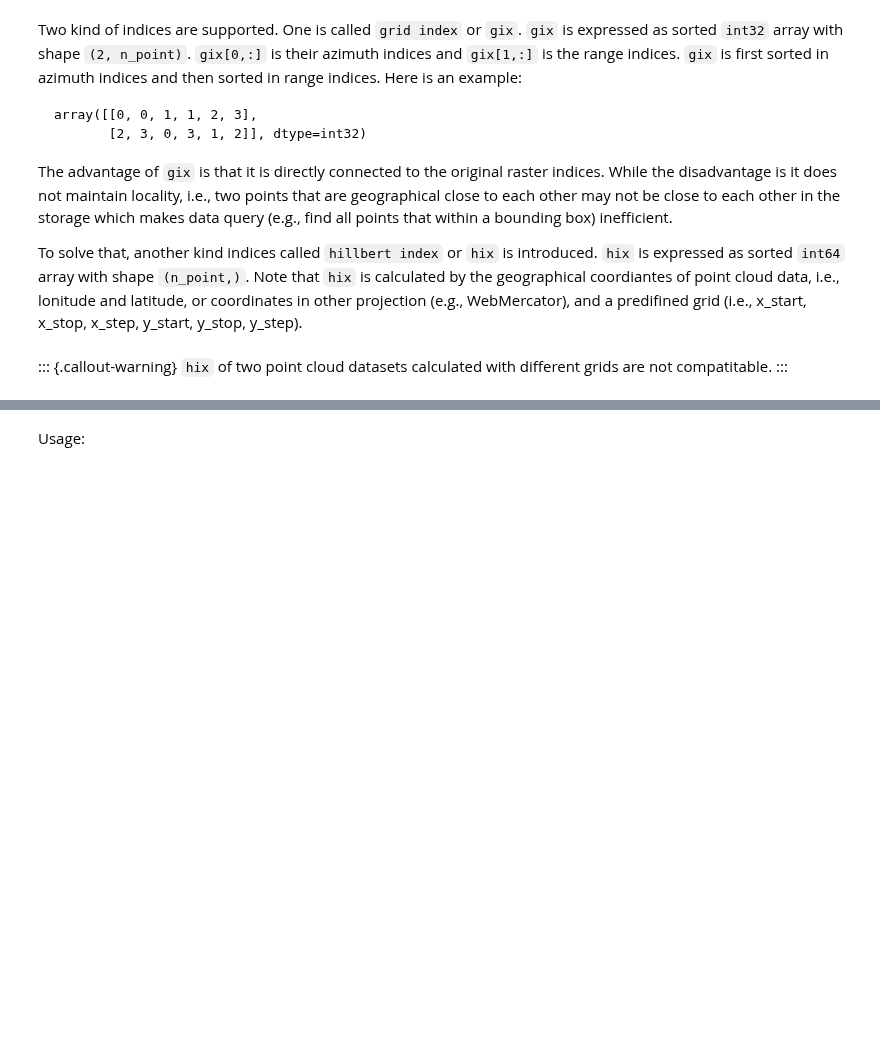
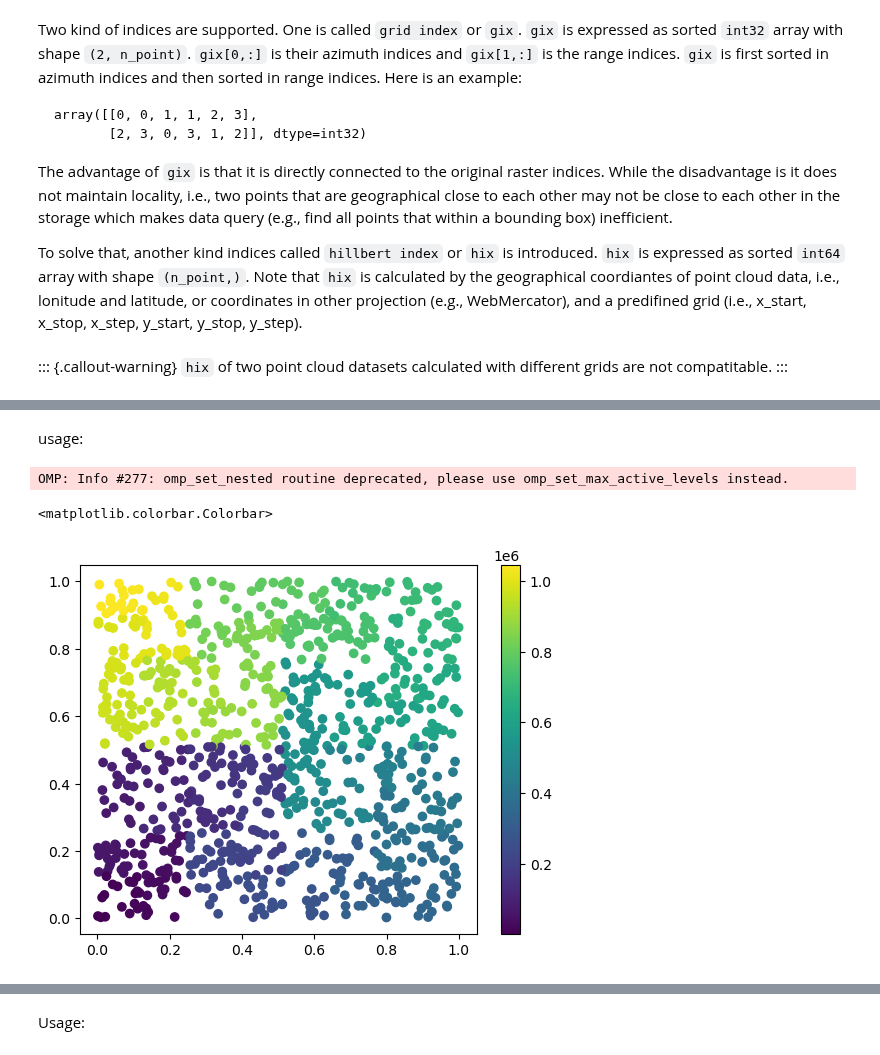
Before and after one commit to kanglcn/moraine, a Jupyter notebook: nbs/API/pc.ipynb, the cells around one changed output, grey strips where cells are left out. Saved outputs shown, nothing was run; the diff lists cells and outputs as text; code cells hidden in the pictures; blank space fills up the shorter version.

Commit message:
add coord_, utils_, add cli.pc_plot series

```diff
--- a/nbs/API/pc.ipynb
+++ b/nbs/API/pc.ipynb
@@ -79,0 +225,33 @@ def _ras_dims(gix1:Union[np.ndarray,cp.ndarray], # int array, grid index of the
+# %%
+#| export
+def pc_hix(x:np.array, # horizonal coordinate
+           y:np.array, # vertical coordinate
+           bbox:list, # [x0, y0, xm, ym]
+           interval:list # [x_interval, y_interval], cell size to make every cell has only one point falled in.
+          )->np.array:
+    '''Compute the hillbert index for point cloud data.'''
+    x0, y0, xm, ym = bbox
+    dx, dy = interval
+    nx = math.ceil((xm-x0)/dx)
+    ny = math.ceil((ym-y0)/dy)
+    coord = Coord(x0,dx,nx,y0,dy,ny)
+    gix = coord.coords2gixs([y,x])
+    hix = _distances_from_coordinates(coord.p,gix)
+    assert len(np.unique(hix)) == len(hix), "`hix` includes duplicated element. Probably `bbox` is too small or `interval` is too big."
+    return hix
+# %% [markdown]
+usage:
+# %%
+x = np.random.rand(1000)
+y = np.random.rand(1000)
+bbox = [0,0,1,1]
+# %%
+hix = pc_hix(x, y, bbox, interval=[0.001,0.001])
+# %% [output]
+OMP: Info #277: omp_set_nested routine deprecated, please use omp_set_max_active_levels instead.
+# %%
+plt.scatter(x, y, c=hix)
+plt.colorbar()
+# %% [output]
+<matplotlib.colorbar.Colorbar>
+[figure, added]
```
Also changed, not shown: parts of 10 cells of this notebook, 30 other files.
